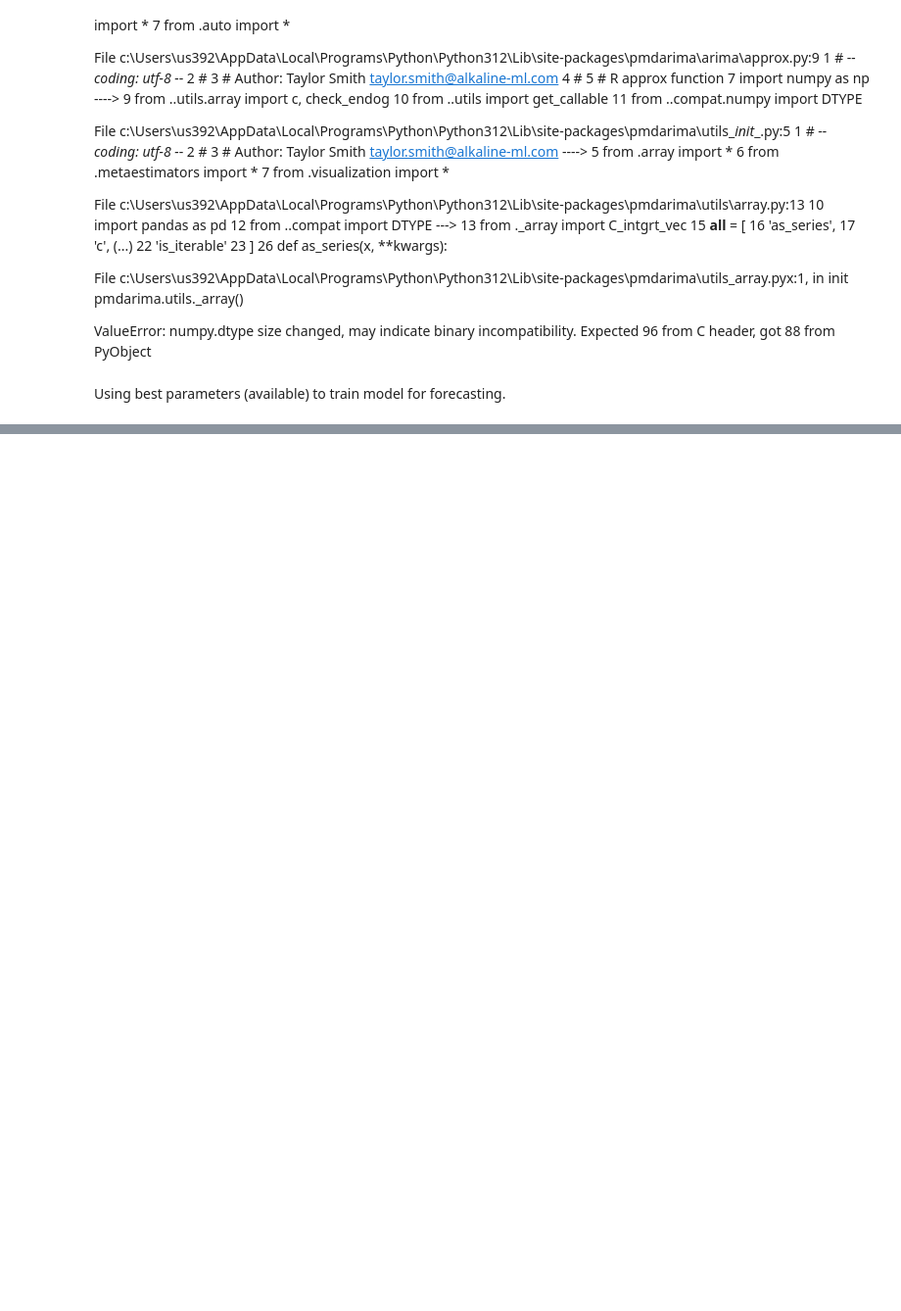
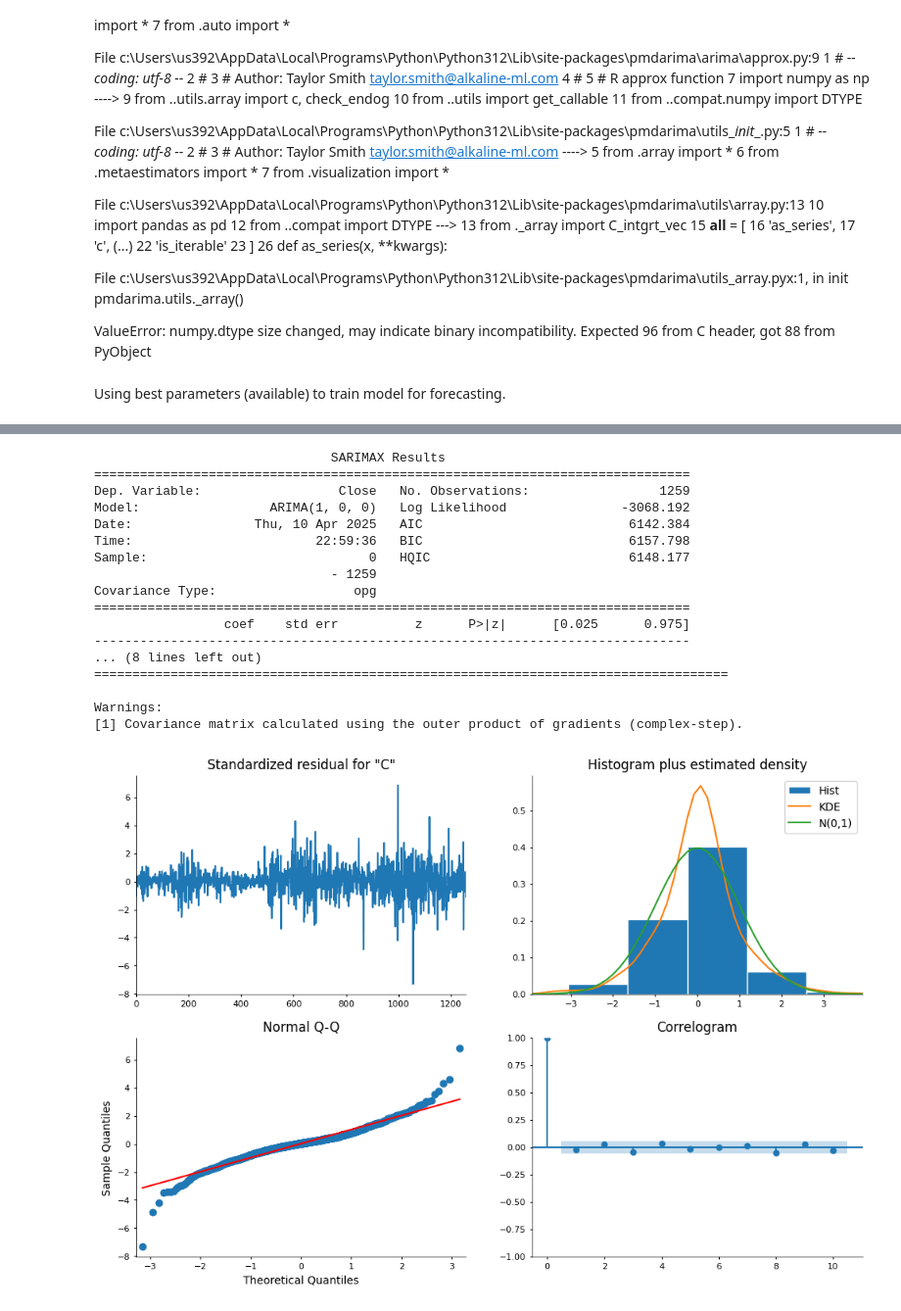
Before and after one commit to MShoaibManzoor/Time-Series-Modelling-Case-Study, a Jupyter notebook: main.ipynb, the cells around one changed output, grey strips where cells are left out. Shown at 98% size. Saved outputs shown, nothing was run; the diff lists cells and outputs as text; code cells hidden in the pictures; blank space fills up the shorter version.

```diff
--- a/main.ipynb
+++ b/main.ipynb
@@ -303,0 +299,3 @@ Best ARIMA Order: (3, 0, 2) | AIC: -151.14960398517218
+# %%
+BestOrderAMZN, BestAIC_A, ResultDF_A = ManArimaBP(Amazon['Close'])
+print(f'Best ARIMA Order (Amazon): {BestOrderAMZN} | AIC: {BestAIC_A}')
@@ -419,0 +424,27 @@ Warnings:
+# %%
+ArimaModelAMZN = ARIMA(Amazon['Close'], order=BestOrderAMZN)
+ArimaFitAMZN = ArimaModelAMZN.fit()
+
+print(ArimaFitAMZN.summary())
+
+ArimaFitAMZN.plot_diagnostics(figsize=(12, 8))
+plt.show()
+# %% [output]
+                               SARIMAX Results
+==============================================================================
+Dep. Variable:                  Close   No. Observations:                 1259
+Model:                 ARIMA(1, 0, 0)   Log Likelihood               -3068.192
+Date:                Thu, 10 Apr 2025   AIC                           6142.384
+Time:                        22:59:36   BIC                           6157.798
+Sample:                             0   HQIC                          6148.177
+                               - 1259
+Covariance Type:                  opg
+==============================================================================
+                 coef    std err          z      P>|z|      [0.025      0.975]
+------------------------------------------------------------------------------
+... (8 lines left out)
+===================================================================================
+
+Warnings:
+[1] Covariance matrix calculated using the outer product of gradients (complex-step).
+[figure, added]
```
Also changed, not shown: parts of 19 cells of this notebook, 12 other files.
